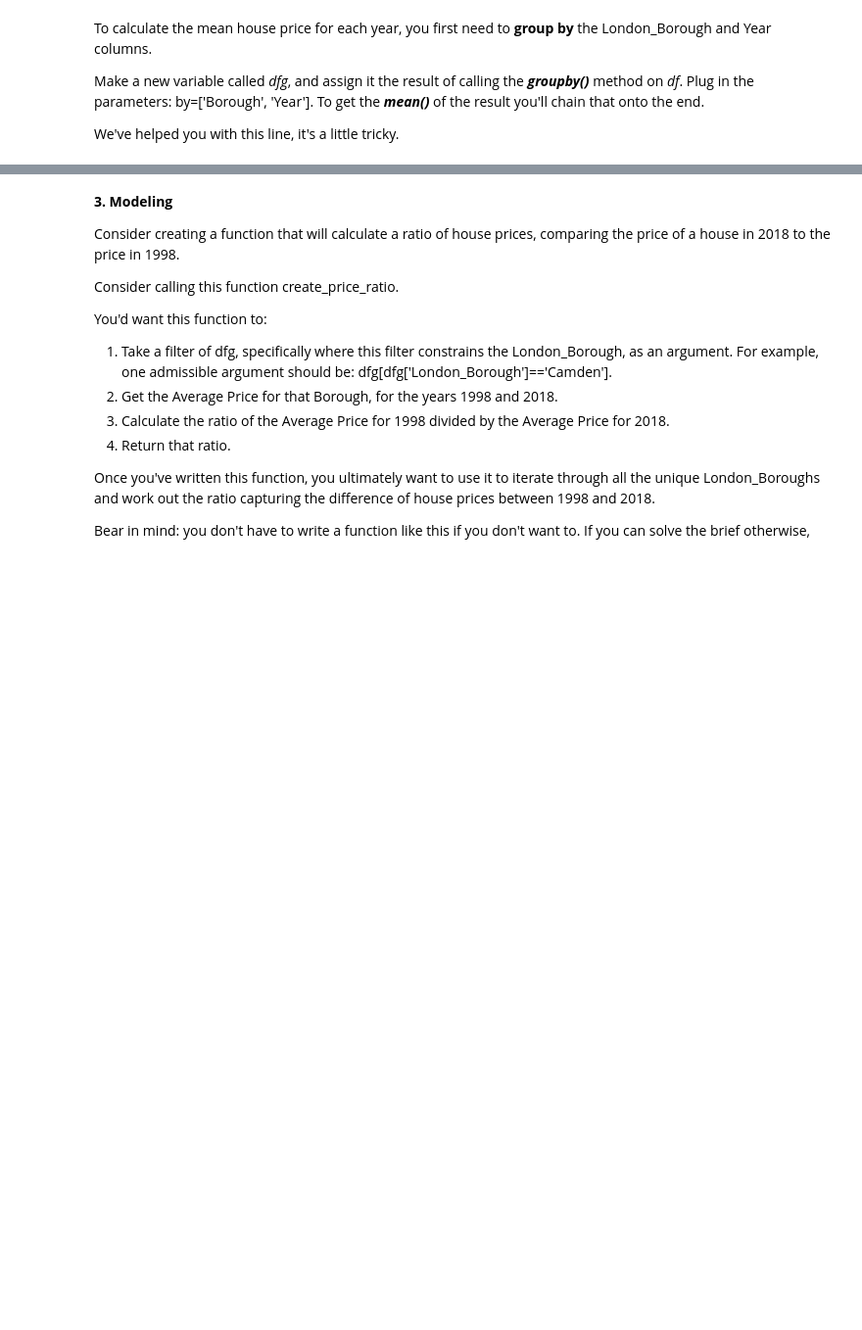
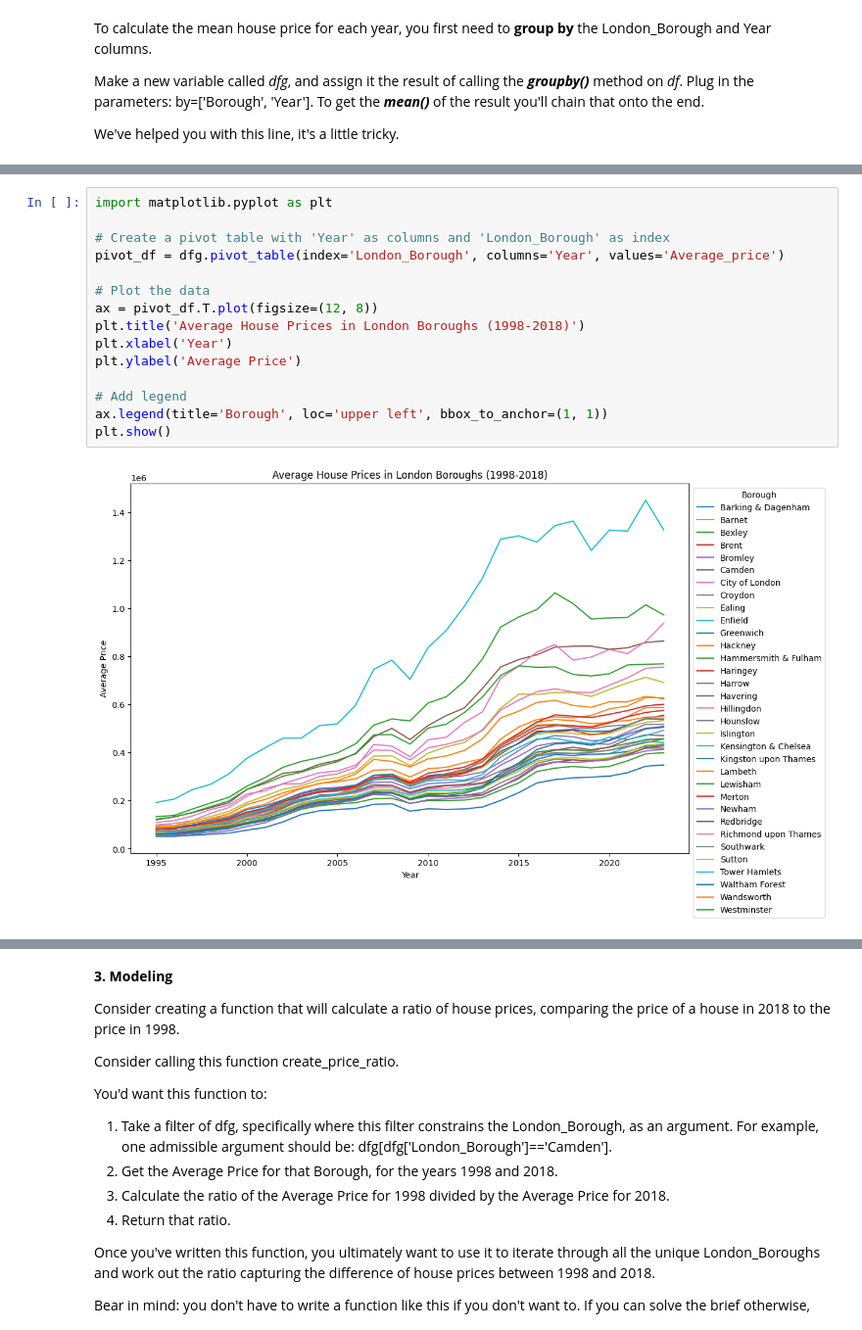
Before and after one commit to Acharya-Pramod/Case-Study-Frequentist-Inference, a Jupyter notebook: London-Housing/Case Study - London Housing.ipynb, the cells around one changed output, grey strips where cells are left out. Shown: that part at 98% size. Drawn from its saved outputs; the diff is of its cells as text; blank space fills up the shorter version.

```diff
--- a/London-Housing/Case Study - London Housing.ipynb
+++ b/London-Housing/Case Study - London Housing.ipynb
@@ -749 +755,18 @@ dfg.sample(10)
+# %%
+import matplotlib.pyplot as plt
+
+# Create a pivot table with 'Year' as columns and 'London_Borough' as index
+pivot_df = dfg.pivot_table(index='London_Borough', columns='Year', values='Average_price')
+
+# Plot the data
+ax = pivot_df.T.plot(figsize=(12, 8))
+plt.title('Average House Prices in London Boroughs (1998-2018)')
+plt.xlabel('Year')
+plt.ylabel('Average Price')
+
+# Add legend
+ax.legend(title='Borough', loc='upper left', bbox_to_anchor=(1, 1))
+plt.show()
+# %% [output]
+[figure, added]
 # %%
```
Also changed, not shown: parts of 3 cells of this notebook, 1 other file.
